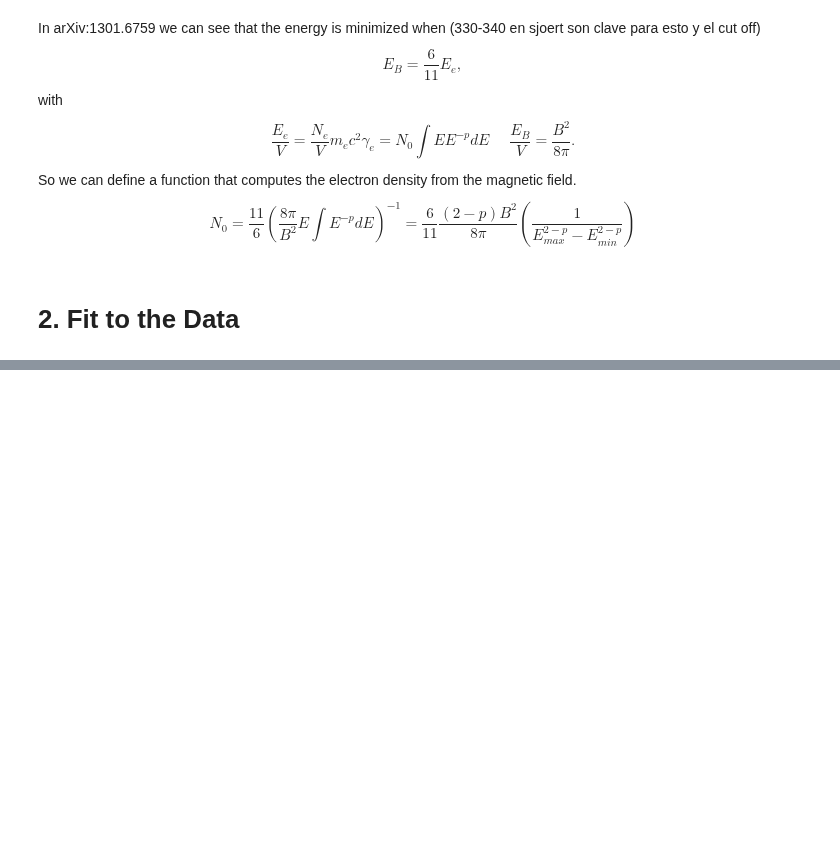
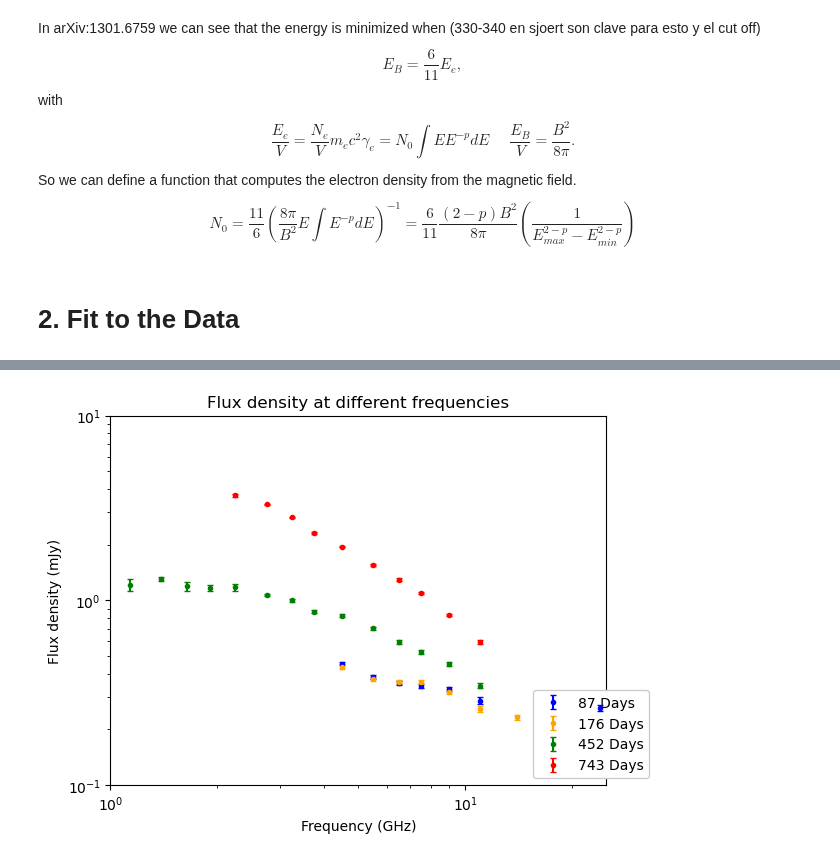
Before and after one commit to Camachoadri/JAEICU2024, a Jupyter notebook: TDE AT2019azh/TDE AT2019azh.ipynb, the cells around one changed output, grey strips where cells are left out. Drawn from its saved outputs; the diff is of its cells as text; code cells hidden in the pictures; blank space fills up the shorter version.

```diff
--- a/TDE AT2019azh/TDE AT2019azh.ipynb
+++ b/TDE AT2019azh/TDE AT2019azh.ipynb
@@ -375,0 +419,20 @@ plt.show()
+# %%
+#Input parameters
+freqcont= np.logspace(-1, 2, base=10) #In mHz
+distance= ((96*u.Mpc).to(u.cm)).value
+num_times=4
+
+freq = []
+FluxValue = []
+FluxErr = []
+
+#Saving the data at each epoch in arrays
+for time in date_list[1:]:
+    freq.append(time[0])
+    FluxValue.append(time[1])
+    FluxErr.append(time[2])
+
+params0=(F0, alpha, B[1], B[2], B[3], B[4], R[1], R[2], R[3], R[4], p[1], p[2], p[3], p[4])
+args0=(freq, num_times, distance, FluxValue, FluxErr)
+
+result = scipy.optimize.least_squares(leastsq_function, x0 = params0, args=args0)
@@ -375,0 +456,30 @@ plt.show()
+# %%
+for i in np.arange(0, num_times):
+    F= FluxatTSynch(freqcont*1e9 , result['x'][3 + num_times + i], result['x'][0], result['x'][3+i]
+                    , distance, result['x'][1], result['x'][2])
+
+    plt.plot(freqcont, F)
+
+
+
+plt.errorbar(date_list[0][0], date_list[0][1], yerr=  date_list[0][2],fmt= '.',capsize= 2 , c='blue',
+             zorder=8, label='87 Days')
+plt.errorbar(date_list[1][0], date_list[1][1], yerr=  date_list[1][2],fmt= '.',capsize= 2 , c='orange',
+             zorder=8, label='176 Days')
+plt.errorbar(date_list[2][0], date_list[2][1], yerr=  date_list[2][2],fmt= '.',capsize= 2 , c='green',
+             zorder=8,label='452 Days')
+plt.errorbar(date_list[3][0], date_list[3][1], yerr=  date_list[3][2],fmt= '.',capsize= 2 , c='red',
+             zorder=8,label= '743 Days')
+
+
+plt.yscale('log')
+plt.xscale('log')
+plt.xlabel(f"Frequency (GHz)")
+plt.ylabel(f'Flux density (mJy)')
+plt.title('Flux density at different frequencies')
+plt.legend(loc='lower right',  bbox_to_anchor=(0, 0, 1.1, 1.08), framealpha= 1)
+plt.xlim(left=1, right= 25)
+plt.ylim(bottom=0.1, top=10)
+plt.show()
+# %% [output]
+[figure, added]
```
Also changed, not shown: parts of 3 cells of this notebook.
